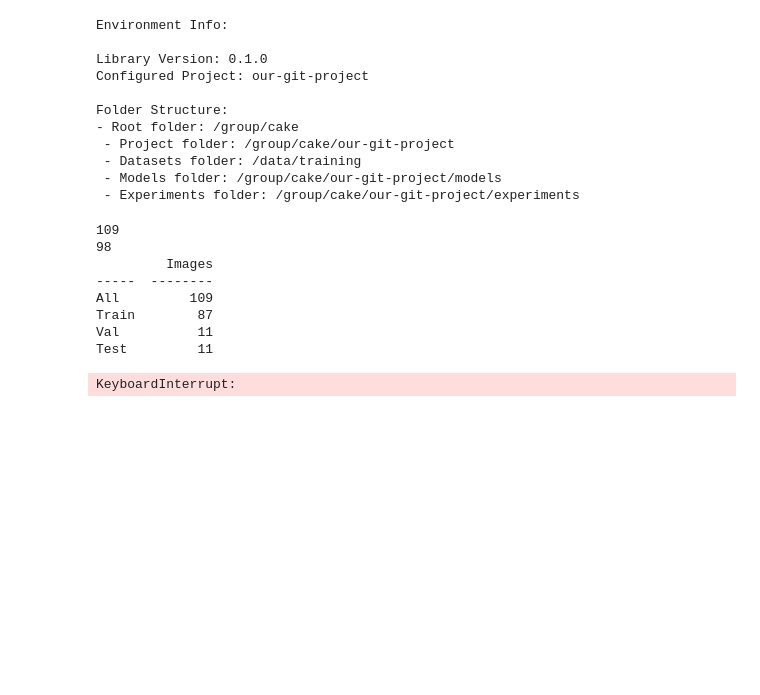
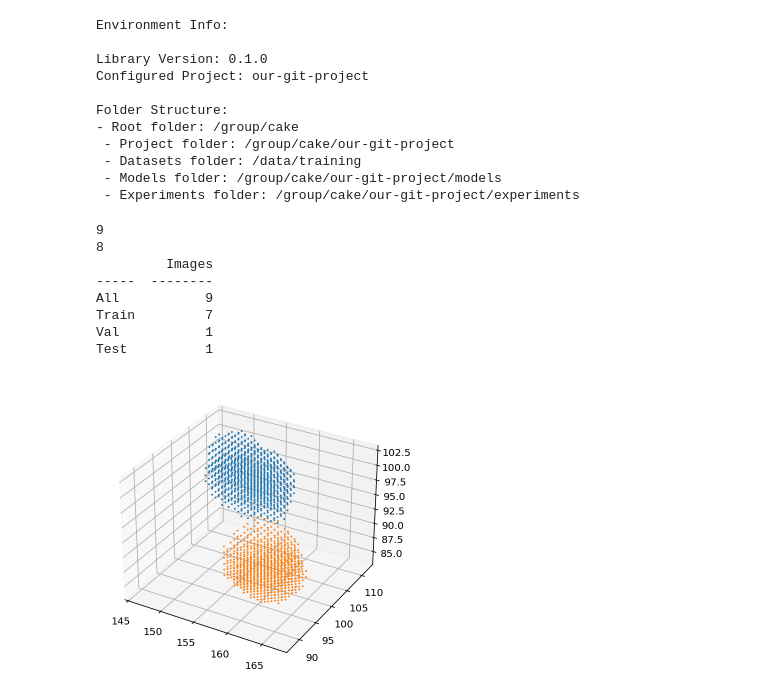
Before and after one commit to MarkusMartinMueller/ML_in_MIP, a Jupyter notebook: develop/Leo/Untitled1.ipynb, the cells around one changed output. Saved outputs shown, nothing was run; the diff lists cells and outputs as text; code cells hidden in the pictures; blank space fills up the shorter version.

```diff
--- a/develop/Leo/Untitled1.ipynb
+++ b/develop/Leo/Untitled1.ipynb
@@ -124,7 +125,8 @@ dataset_params = {
     "mri_data_selection": "",
     "balance_data": False,
     "seed": 1,
-    "resample_voxel_dim": (1.5,1.5,1.5),
+
+    "resample_voxel_dim": None,
     #"resample_size":(93,93,80)
 
 }
@@ -147,8 +149,8 @@ df.head()
 
 # Load MRI images and split into train, test, and validation
 from aneurysm_utils.data_collection import split_mri_images
-# case_list = ["A009","A010","A012","A016","A014","A015"]
-# df = df.loc[df["Case"].isin(case_list)]
+case_list=["A130_R","A118","A120","A115","A133","A073","A072","A084","A077"]
+df = df.loc[df["Case"].isin(case_list)]
 
 train_data, test_data, val_data, _ = split_mri_images(
     env,
@@ -164,13 +166,13 @@ train_data, test_data, val_data, _ = split_mri_images(
 _, labels_train_aneurysm = train_data
 _, labels_test_aneurysm = test_data
 _, labels_val_aneurysm = val_data
+images = labels_train_aneurysm+labels_test_aneurysm+labels_val_aneurysm
 # %% [output]
-109
-98
+9
+8
          Images
 -----  --------
-All         109
-Train        87
-Val          11
-Test         11
+All           9
+Train         7
+Val           1
+Test          1
-KeyboardInterrupt:
@@ -176,0 +185,4 @@ KeyboardInterrupt:
+# %%
+evaluation.draw_mask_3d(images[6])
+# %% [output]
+[figure, added]
```
Also changed, not shown: parts of 8 cells of this notebook, 6 other files.
